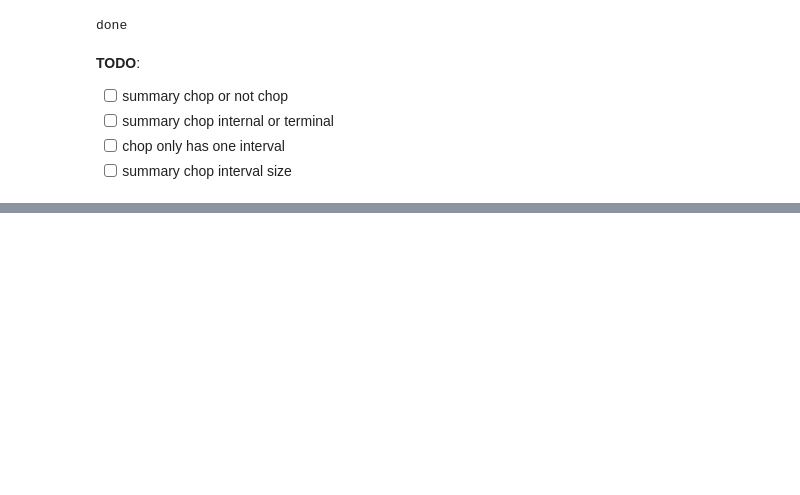
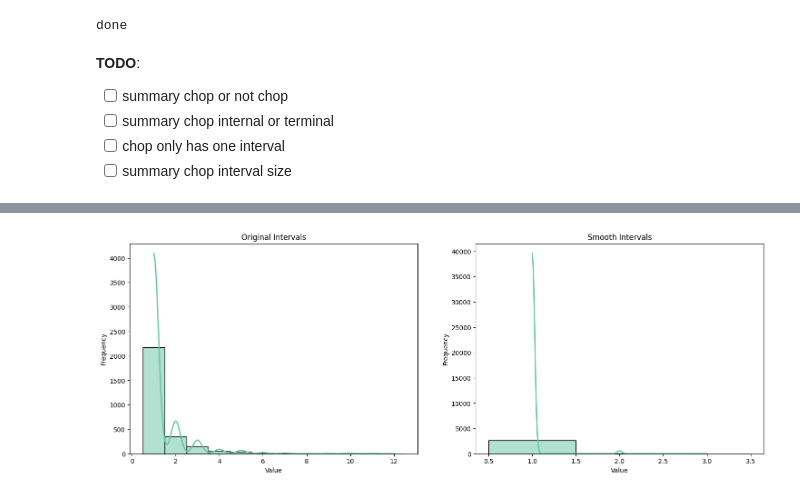
Before and after one commit to ylab-hi/DeepChopper, a Jupyter notebook: notebooks/smooth2.ipynb, the cells around one changed output, grey strips where cells are left out. Drawn from its saved outputs; the diff is of its cells as text; code cells hidden in the pictures; blank space fills up the shorter version.

```diff
--- a/notebooks/smooth2.ipynb
+++ b/notebooks/smooth2.ipynb
@@ -747,0 +726,9 @@ stats_json
+# %%
+original_prediction_number = stats.number_predicts_with_chop()
+smooth_prediction_number = stats.number_smooth_predicts_with_chop()
+
+fig, axs = plt.subplots(1, 2, figsize=(18, 6))
+vis_hist_for_num_of_intervals(original_prediction_number, title="Original Intervals", ax=axs[0])
+vis_hist_for_num_of_intervals(smooth_prediction_number, title="Smooth Intervals", ax=axs[1])
+# %% [output]
+[figure, added]
```
Also changed, not shown: parts of 15 cells of this notebook, 3 other files.
